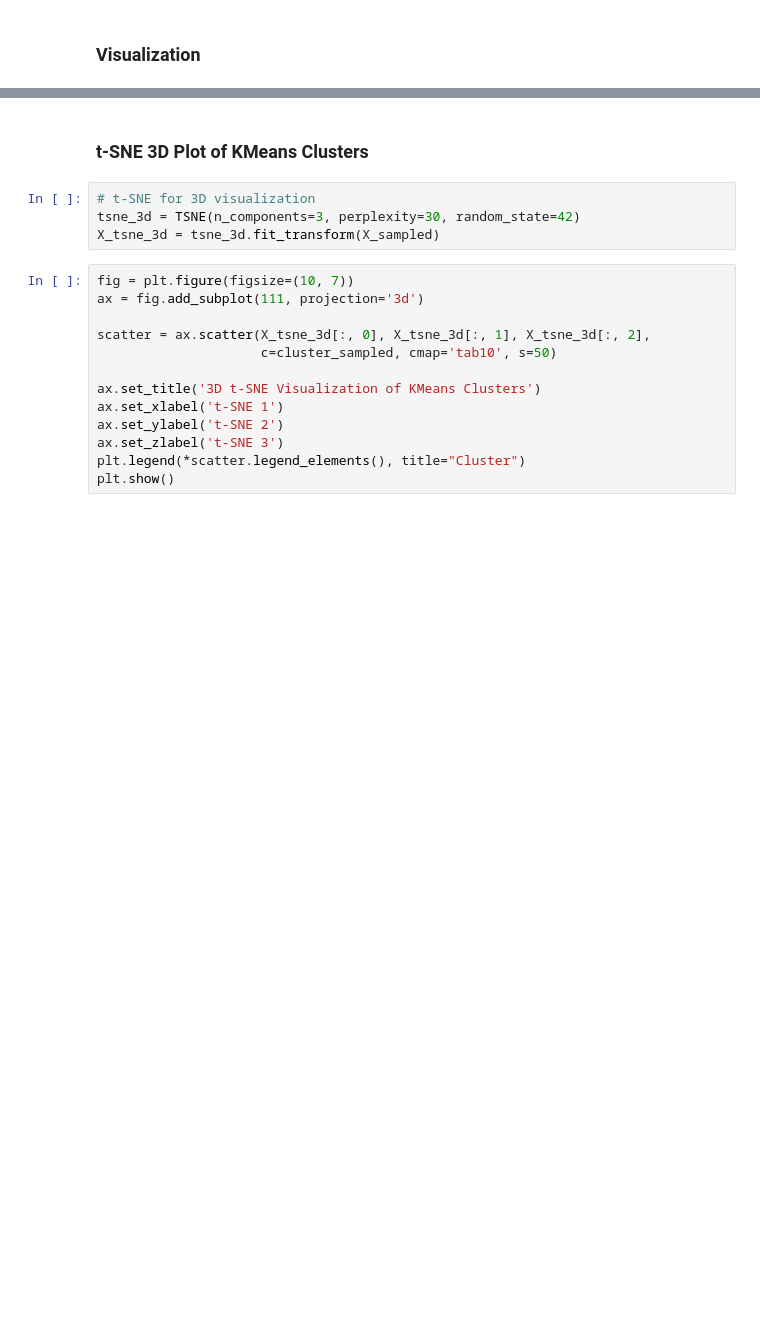
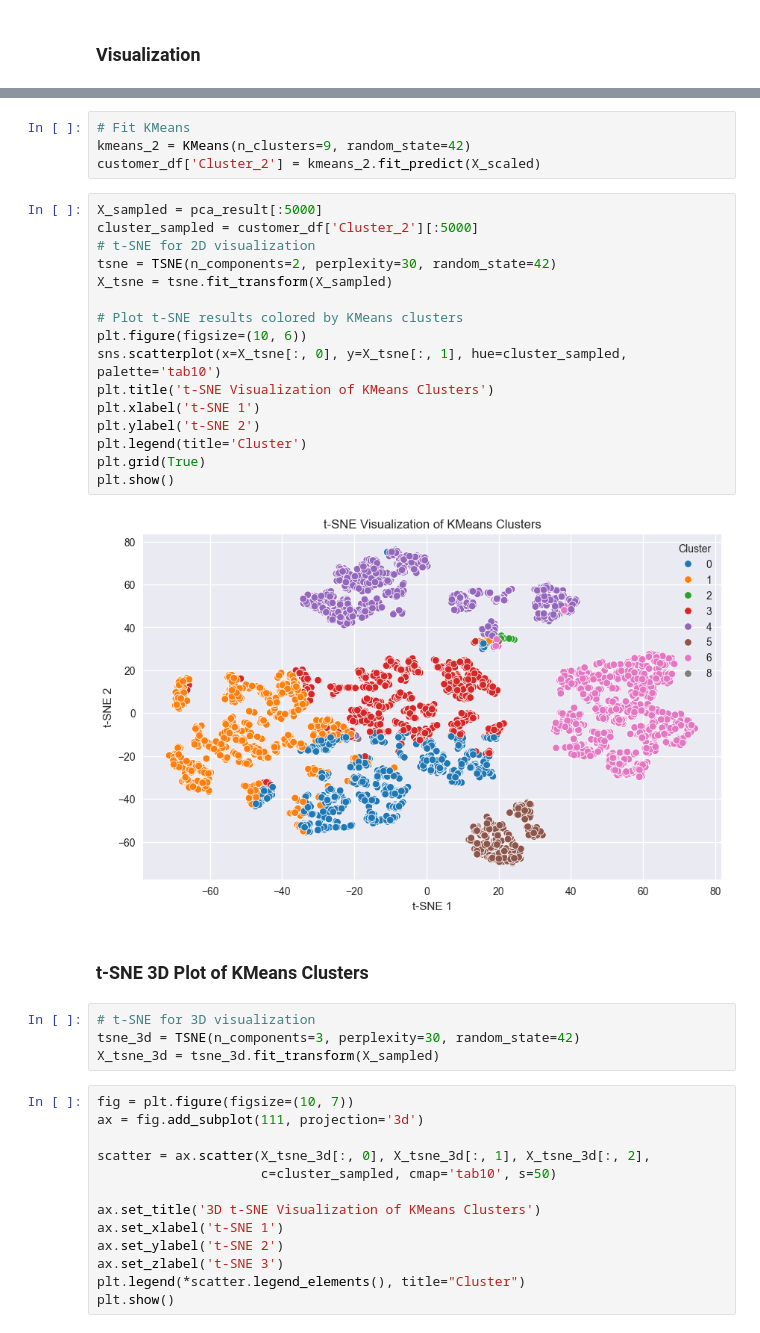
Before and after one commit to mohamedAlaa26/Bank_Customer_Transactions, a Jupyter notebook: Bank_transactions_proj.ipynb, the cells around one changed output, grey strips where cells are left out. Cells and saved outputs as stored; diff of their text form; blank space fills up the shorter version.

```diff
--- a/Bank_transactions_proj.ipynb
+++ b/Bank_transactions_proj.ipynb
@@ -659,3 +626,25 @@ plt.show()
+# %%
+# Fit KMeans
+kmeans_2 = KMeans(n_clusters=9, random_state=42)
+customer_df['Cluster_2'] = kmeans_2.fit_predict(X_scaled)
+# %%
+X_sampled = pca_result[:5000]
+cluster_sampled = customer_df['Cluster_2'][:5000]
+# t-SNE for 2D visualization
+tsne = TSNE(n_components=2, perplexity=30, random_state=42)
+X_tsne = tsne.fit_transform(X_sampled)
+
+# Plot t-SNE results colored by KMeans clusters
+plt.figure(figsize=(10, 6))
+sns.scatterplot(x=X_tsne[:, 0], y=X_tsne[:, 1], hue=cluster_sampled, palette='tab10')
+plt.title('t-SNE Visualization of KMeans Clusters')
+plt.xlabel('t-SNE 1')
+plt.ylabel('t-SNE 2')
+plt.legend(title='Cluster')
+plt.grid(True)
+plt.show()
+# %% [output]
+[figure, added]
 # %% [markdown]
 ### t-SNE 3D Plot of KMeans Clusters
 # %%
```
Also changed, not shown: parts of 15 cells of this notebook.
